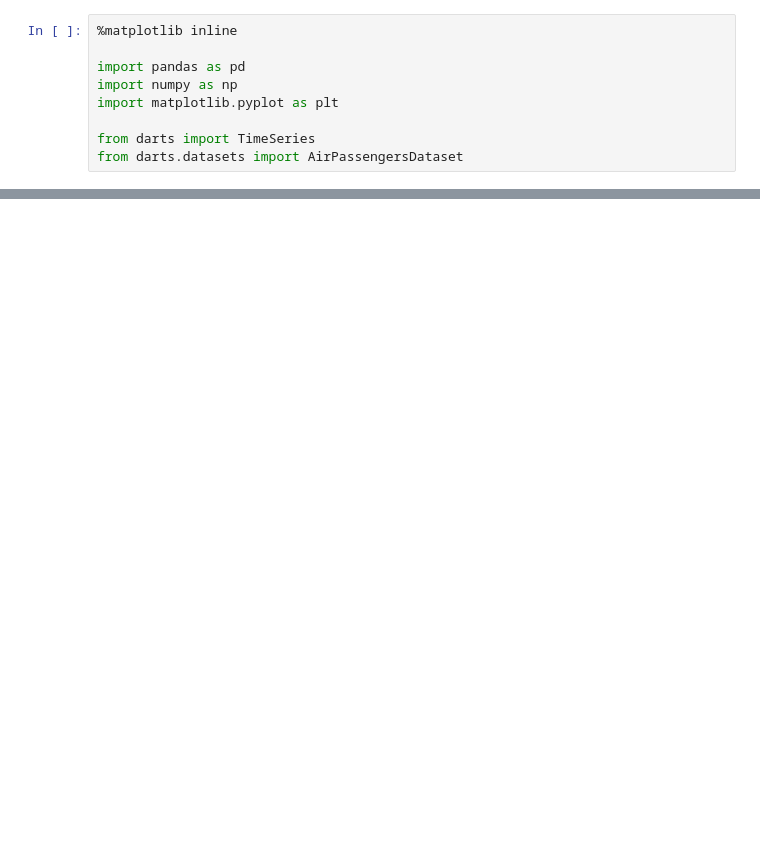
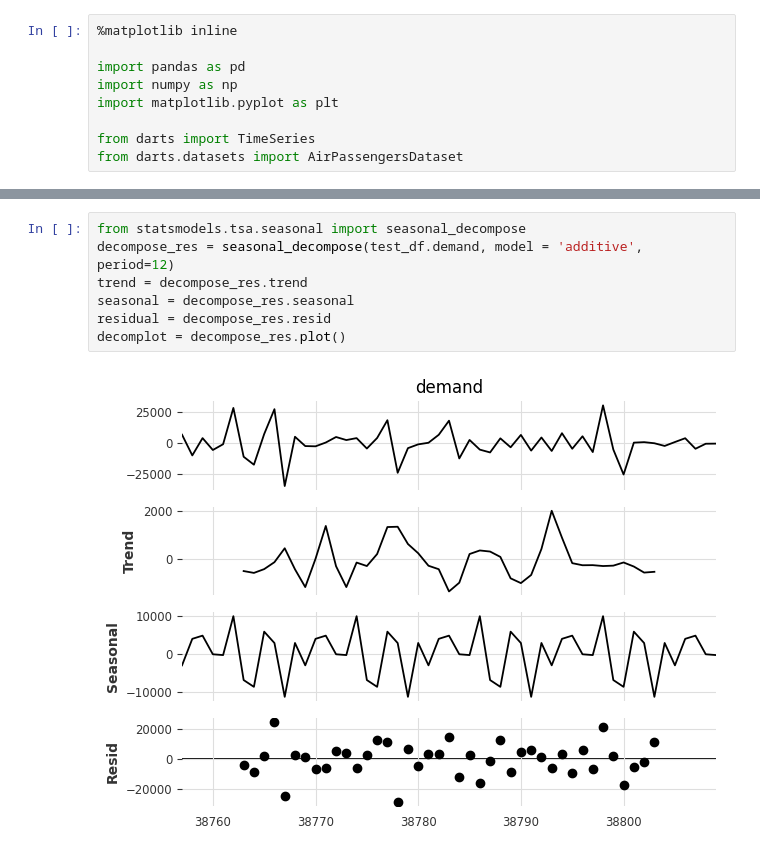
Before and after one commit to SongaZonga/tum_DAP_project, a Jupyter notebook: darts_test.ipynb, the cells around one changed output, grey strips where cells are left out. Saved outputs shown, nothing was run; the diff lists cells and outputs as text; blank space fills up the shorter version.

```diff
--- a/darts_test.ipynb
+++ b/darts_test.ipynb
@@ -14,0 +97,9 @@ series.plot()
+# %%
+from statsmodels.tsa.seasonal import seasonal_decompose
+decompose_res = seasonal_decompose(test_df.demand, model = 'additive', period=12)
+trend = decompose_res.trend
+seasonal = decompose_res.seasonal
+residual = decompose_res.resid
+decomplot = decompose_res.plot()
+# %% [output]
+[figure, added]
```
Also changed, not shown: parts of 11 cells of this notebook, 3 other files.
